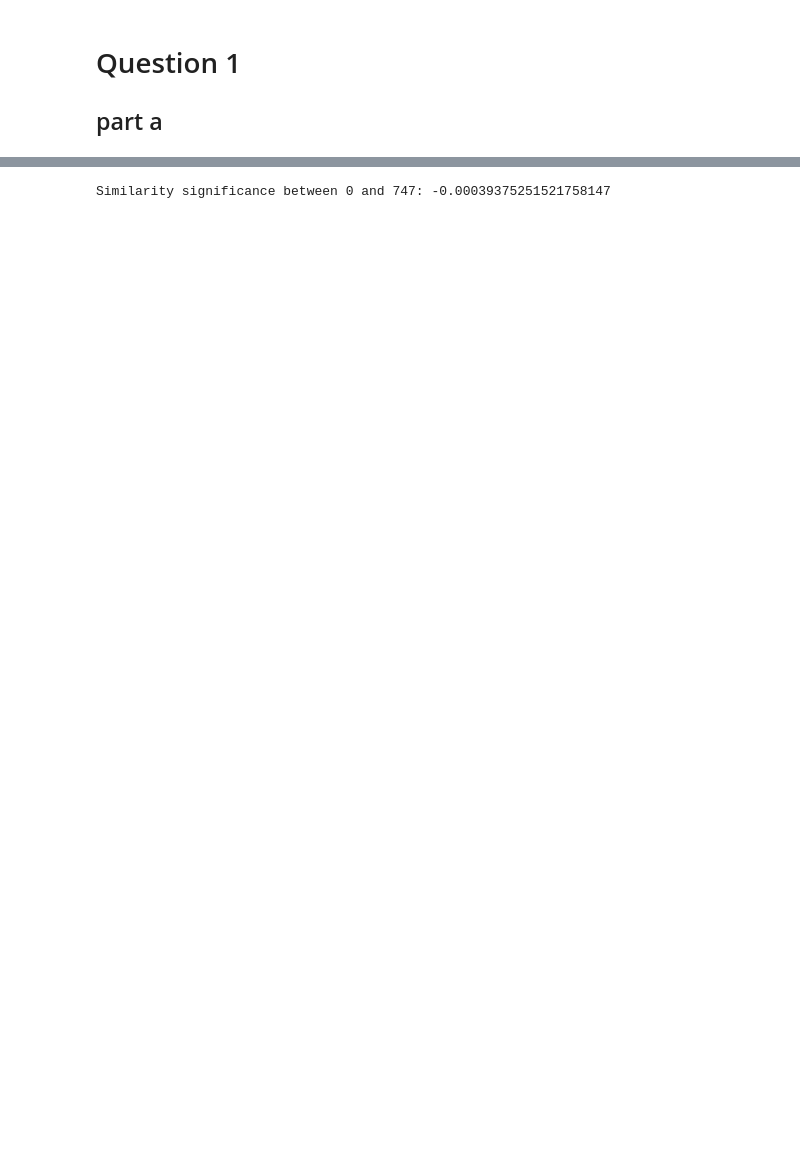
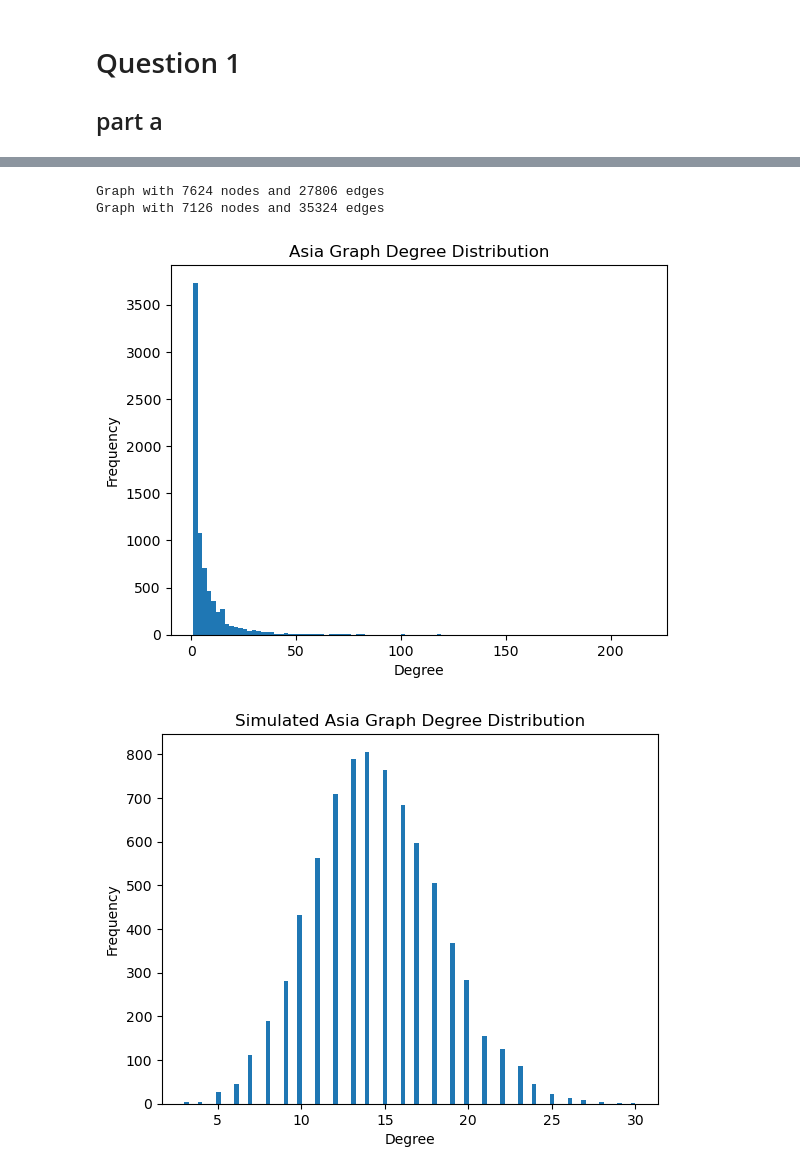
Before and after one commit to Isaacwilliam4/graphmining, a Jupyter notebook: assignments/assignment5.ipynb, the cells around one changed output, grey strips where cells are left out. Saved outputs shown, nothing was run; the diff lists cells and outputs as text; code cells hidden in the pictures; blank space fills up the shorter version.

```diff
--- a/assignments/assignment5.ipynb
+++ b/assignments/assignment5.ipynb
@@ -257,17 +14,62 @@ In terms of social balance theory, if one user distrusts a review, and another u
-# %%
-import random
-def get_similarity_significance(graph:Graph, pair:tuple):
-    node1, node2 = pair
-    adj = nx.adjacency_matrix(graph)
-    adj = adj.toarray()
-    n1 = adj[node1]
-    n2 = adj[node2]
-    return pearsonr(n1, n2)[0]
-
-nodes = list(asia_graph.nodes)
-node1 = nodes[0]
-node2 = nodes[1]
-sim_sig = get_similarity_significance(asia_graph, (node1, node2))
-print(f"Similarity significance between {node1} and {node2}: {sim_sig}")
-# %% [output]
-Similarity significance between 0 and 747: -0.00039375251521758147
+# %%
+def get_graph_from_csv(filepath):
+    df = pd.read_csv(filepath)
+    graph = Graph()
+    graph.add_edges_from(df.values)
+    return graph
+
+asia_graph = get_graph_from_csv('../data/lastfm_asia_edges.csv')
+twitch_graph = get_graph_from_csv('../data/Twitch_ENGB_edges.csv')
+print(asia_graph)
+print(twitch_graph)
+# %% [output]
+Graph with 7624 nodes and 27806 edges
+Graph with 7126 nodes and 35324 edges
+# %%
+def get_average_degree(graph:Graph):
+    """
+    Get the average degree of a graph
+    :param graph: Graph
+    :return: Average degree
+    """
+    return sum(dict(graph.degree()).values()) / len(graph.nodes())
+
+def plot_degree_distribution(graph:Graph, title:str):
+    degrees = dict(graph.degree())
+    degrees = np.array([d for d in degrees.values()])
+    plt.hist(degrees, bins=100)
+    plt.xlabel("Degree")
+    plt.ylabel("Frequency")
+    plt.title(title)
+    plt.show()
+
+def get_simulated_graph(graph:Graph):
+    p = get_average_degree(graph)
+    simulated_graph = Graph()
+    simulated_graph.add_nodes_from(list(graph.nodes()))
+    for i_node in tqdm(simulated_graph.nodes()):
+        simulated_graph.add_node(i_node)
+        for j_node in simulated_graph.nodes():
+            if np.random.rand() < p / (len(simulated_graph.nodes()) - 1):
+                simulated_graph.add_edge(i_node, j_node)
+    return simulated_graph
+
+def get_graph_info(graph:Graph):
+    """Returns the average degree, the average path, the clustering
+    coefficient for the given graph
+
+    Args:
+        graph (Graph): _description_
+    """
+    avg_degree = get_average_degree(graph)
+    avg_path = nx.average_shortest_path_length(graph)
+    clustering_coefficient = nx.average_clustering(graph)
+    return avg_degree, avg_path, clustering_coefficient
+# %%
+simulated_asia_graph = get_simulated_graph(asia_graph)
+
+plot_degree_distribution(asia_graph, "Asia Graph Degree Distribution")
+plot_degree_distribution(simulated_asia_graph, "Simulated Asia Graph Degree Distribution")
+# %% [output]
+[figure, added]
+[figure, added]
```
Also changed, not shown: parts of 23 cells of this notebook.
